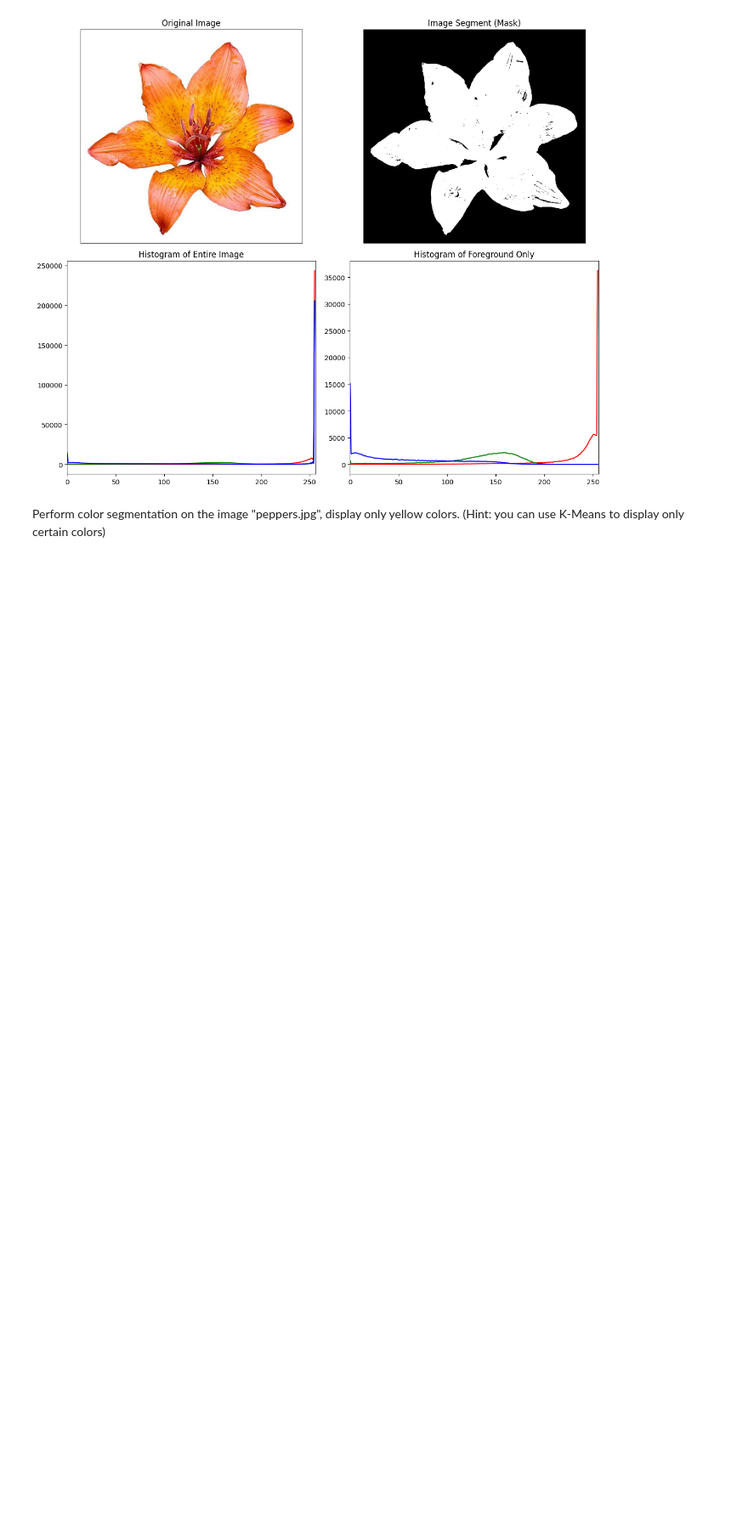
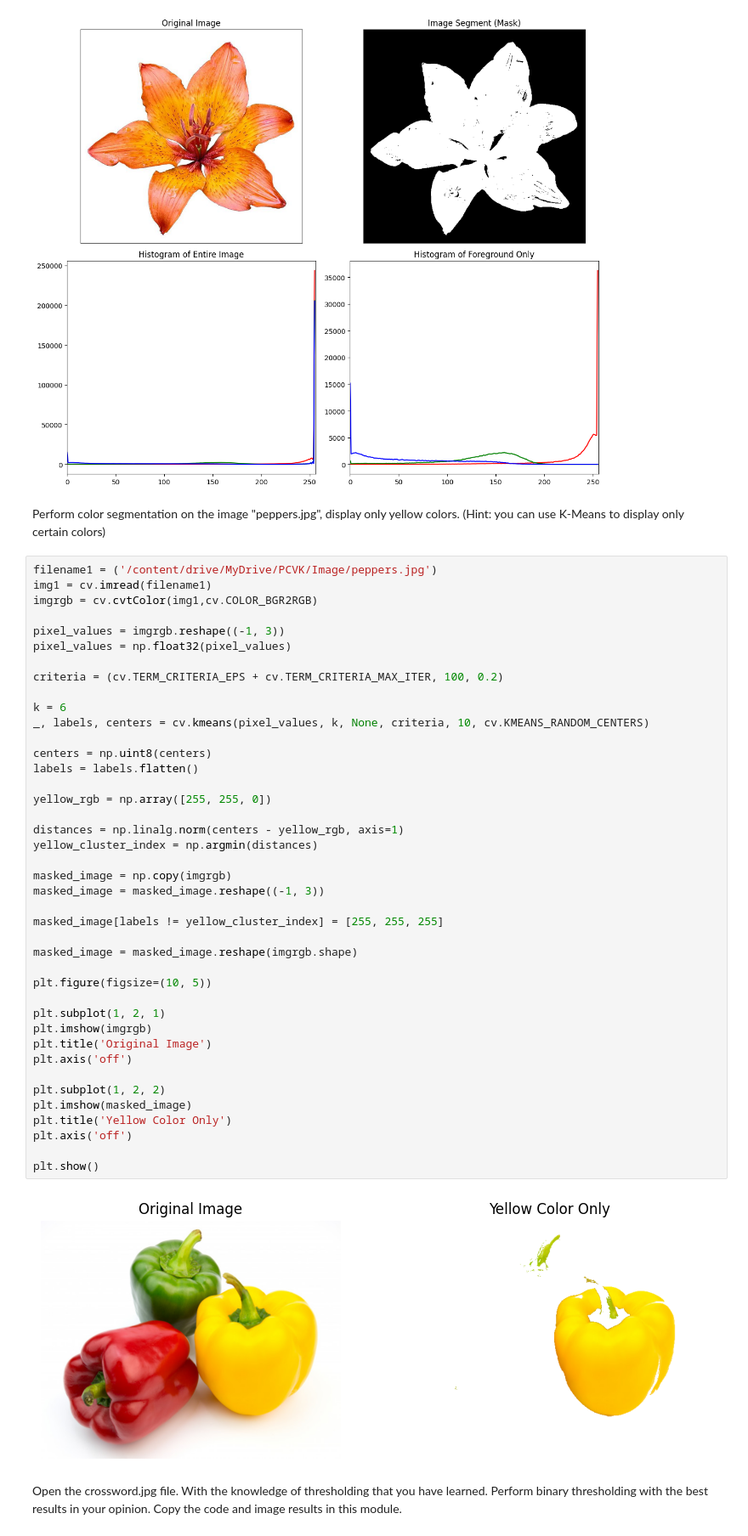
Before and after one commit to Valtern/PCVK_Ganjil_2025, a Jupyter notebook: week9.ipynb, the cells around one changed output. Shown at 85% size. Cells and saved outputs as stored; diff of their text form; blank space fills up the shorter version.

```diff
--- a/week9.ipynb
+++ b/week9.ipynb
@@ -142,3 +138,49 @@ plt.show()
 [figure]
 # %% [markdown]
 Perform color segmentation on the image "peppers.jpg", display only yellow colors. (Hint: you can use K-Means to display only certain colors)
+# %%
+filename1 = ('/content/drive/MyDrive/PCVK/Image/peppers.jpg')
+img1 = cv.imread(filename1)
+imgrgb = cv.cvtColor(img1,cv.COLOR_BGR2RGB)
+
+pixel_values = imgrgb.reshape((-1, 3))
+pixel_values = np.float32(pixel_values)
+
+criteria = (cv.TERM_CRITERIA_EPS + cv.TERM_CRITERIA_MAX_ITER, 100, 0.2)
+
+k = 6
+_, labels, centers = cv.kmeans(pixel_values, k, None, criteria, 10, cv.KMEANS_RANDOM_CENTERS)
+
+centers = np.uint8(centers)
+labels = labels.flatten()
+
+yellow_rgb = np.array([255, 255, 0])
+
+distances = np.linalg.norm(centers - yellow_rgb, axis=1)
+yellow_cluster_index = np.argmin(distances)
+
+masked_image = np.copy(imgrgb)
+masked_image = masked_image.reshape((-1, 3))
+
+masked_image[labels != yellow_cluster_index] = [255, 255, 255]
+
+masked_image = masked_image.reshape(imgrgb.shape)
+
+plt.figure(figsize=(10, 5))
+
+plt.subplot(1, 2, 1)
+plt.imshow(imgrgb)
+plt.title('Original Image')
+plt.axis('off')
+
+plt.subplot(1, 2, 2)
+plt.imshow(masked_image)
+plt.title('Yellow Color Only')
+plt.axis('off')
+
+plt.show()
+# %% [output]
+[figure, added]
+# %% [markdown]
+Open the crossword.jpg file. With the knowledge of thresholding that you have
+learned. Perform binary thresholding with the best results in your opinion. Copy the code and image results in this module.
```
Also changed, not shown: parts of 3 cells of this notebook.
